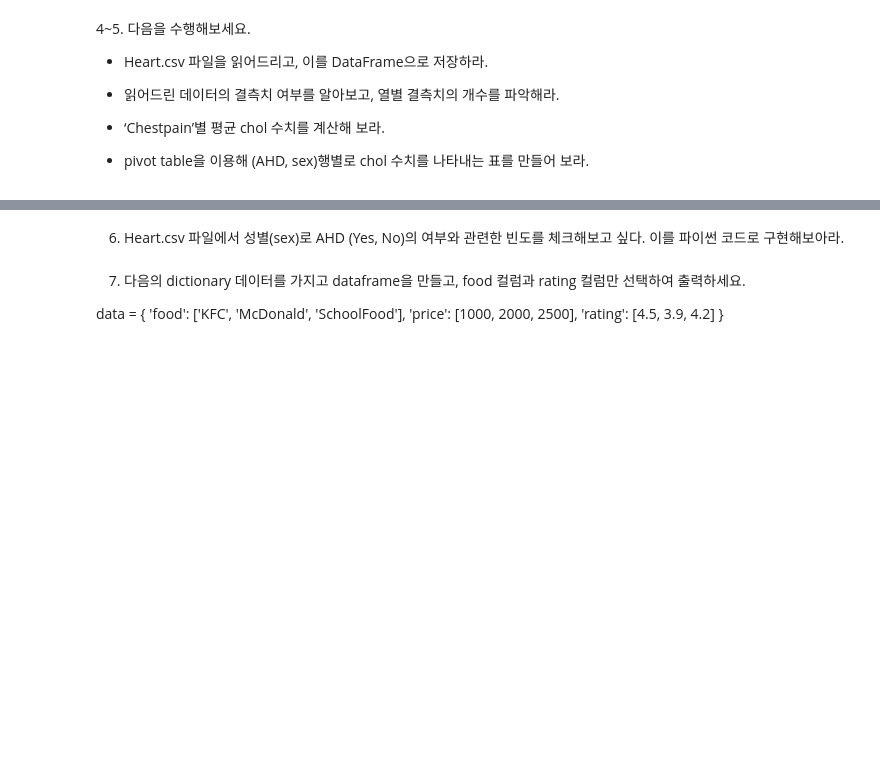
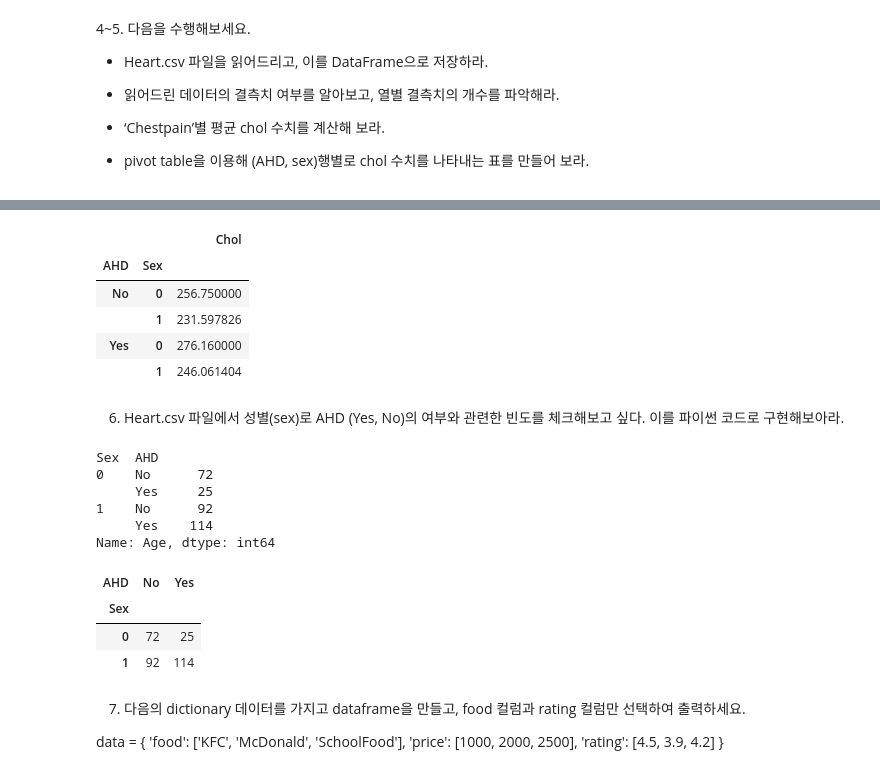
Before and after one commit to raneeKim/SW_CAMP, a Jupyter notebook: 파이썬을 활용한 기초 프로그래밍/DailyQuiz/Q11.ipynb, the cells around one changed output, grey strips where cells are left out. Drawn from its saved outputs; the diff is of its cells as text; code cells hidden in the pictures; blank space fills up the shorter version.

```diff
--- a/파이썬을 활용한 기초 프로그래밍/DailyQuiz/Q11.ipynb
+++ b/파이썬을 활용한 기초 프로그래밍/DailyQuiz/Q11.ipynb
@@ -56,7 +92,6 @@ df
 
 - pivot table을 이용해 (AHD, sex)행별로 chol 수치를 나타내는 표를 만들어 보라.
 # %%
-heart = pd.read_csv('Heart.csv', index_col=0)
-heart = pd.DataFrame(heart)
-heart.info
+heart = pd.read_csv('Data\\Heart.csv', index_col=0)
+print(heart.info())
 # %% [output]
@@ -86,5 +136,30 @@ TypeError: agg function failed [how->mean,dtype->object]
+# %%
+pd.pivot_table(heart, values='Chol' ,index=['AHD','Sex'])
+# %% [output]
+|  |  | Chol |
+| AHD | Sex |  |
+| No | 0 | 256.750000 |
+|  | 1 | 231.597826 |
+| Yes | 0 | 276.160000 |
+|  | 1 | 246.061404 |
 # %% [markdown]
 6. Heart.csv 파일에서 성별(sex)로 AHD (Yes, No)의 여부와 관련한 빈도를 체크해보고 싶다. 이를 파이썬 코드로 구현해보아라.
+# %%
+heart.groupby(['Sex','AHD']).count()['Age']
+# %% [output]
+Sex  AHD
+0    No      72
+     Yes     25
+1    No      92
+     Yes    114
+Name: Age, dtype: int64
+# %%
+pd.crosstab(heart['Sex'],heart['AHD'])
+# %% [output]
+| AHD | No | Yes |
+| Sex |  |  |
+| 0 | 72 | 25 |
+| 1 | 92 | 114 |
 # %% [markdown]
 7. 다음의 dictionary 데이터를 가지고 dataframe을 만들고, food 컬럼과 rating 컬럼만 선택하여 출력하세요.
 
```
Also changed, not shown: parts of 15 cells of this notebook, 1 other file.
